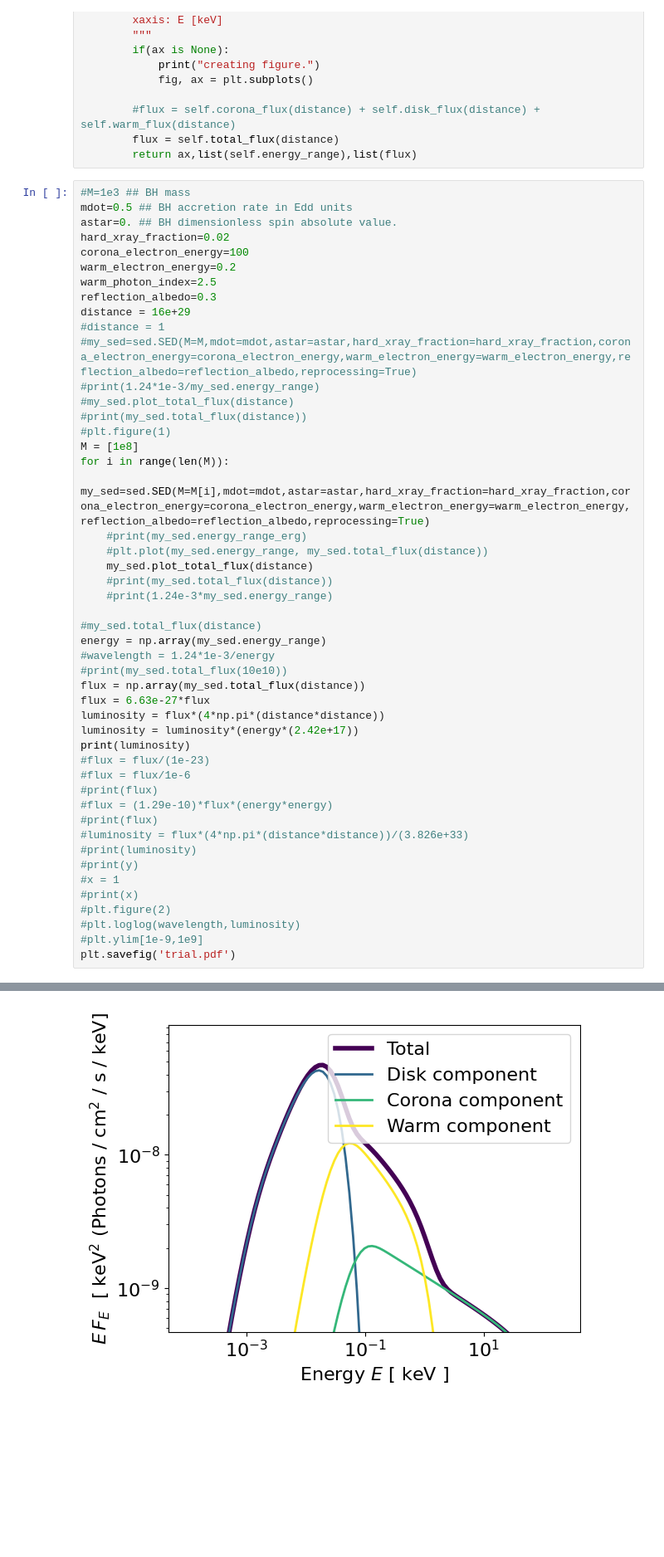
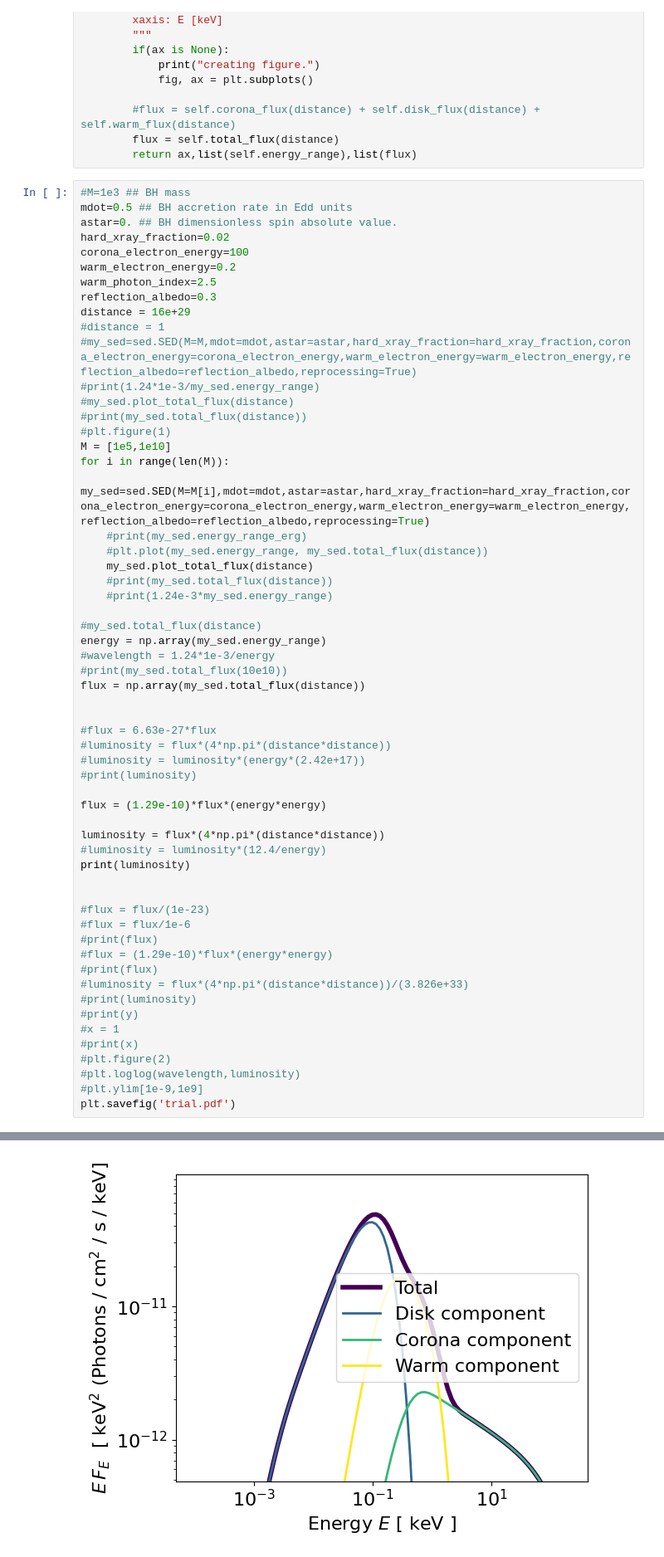
Before and after one commit to clilje/summer_2023, a Jupyter notebook: Week 1/JWST project/AGN_SED.ipynb, the cells around one changed output, grey strips where cells are left out. Shown at 83% size. Cells and saved outputs as stored; diff of their text form; blank space fills up the shorter version.

```diff
--- a/Week 1/JWST project/AGN_SED.ipynb
+++ b/Week 1/JWST project/AGN_SED.ipynb
@@ -60,7 +60,7 @@ distance = 16e+29
 #my_sed.plot_total_flux(distance)
 #print(my_sed.total_flux(distance))
 #plt.figure(1)
-M = [1e8]
+M = [1e5,1e10]
 for i in range(len(M)):
     my_sed=sed.SED(M=M[i],mdot=mdot,astar=astar,hard_xray_fraction=hard_xray_fraction,corona_electron_energy=corona_electron_energy,warm_electron_energy=warm_electron_energy,reflection_albedo=reflection_albedo,reprocessing=True)
     #print(my_sed.energy_range_erg)
@@ -74,10 +74,20 @@ energy = np.array(my_sed.energy_range)
 #wavelength = 1.24*1e-3/energy
 #print(my_sed.total_flux(10e10))
 flux = np.array(my_sed.total_flux(distance))
-flux = 6.63e-27*flux
+
+
+#flux = 6.63e-27*flux
+#luminosity = flux*(4*np.pi*(distance*distance))
+#luminosity = luminosity*(energy*(2.42e+17))
+#print(luminosity)
+
+flux = (1.29e-10)*flux*(energy*energy)
+
 luminosity = flux*(4*np.pi*(distance*distance))
-luminosity = luminosity*(energy*(2.42e+17))
+#luminosity = luminosity*(12.4/energy)
 print(luminosity)
+
+
 #flux = flux/(1e-23)
 #flux = flux/1e-6
 #print(flux)
@@ -110,5 +120,5 @@ creating figure.
  0.00000000e+00 0.00000000e+00 0.00000000e+00 0.00000000e+00
  0.00000000e+00 0.00000000e+00 0.00000000e+00 0.00000000e+00
  0.00000000e+00 0.00000000e+00 0.00000000e+00 0.00000000e+00
  0.00000000e+00 0.00000000e+00 0.00000000e+00 0.00000000e+00]
-[figure, old version]
+[figure, new version]
```
Also changed, not shown: parts of 4 cells of this notebook, 4 other files.
